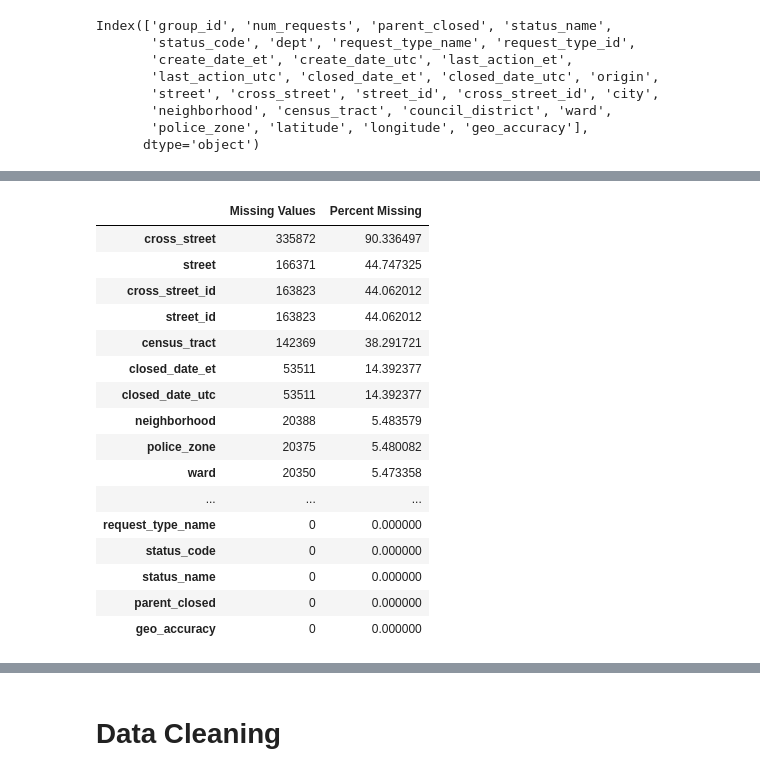
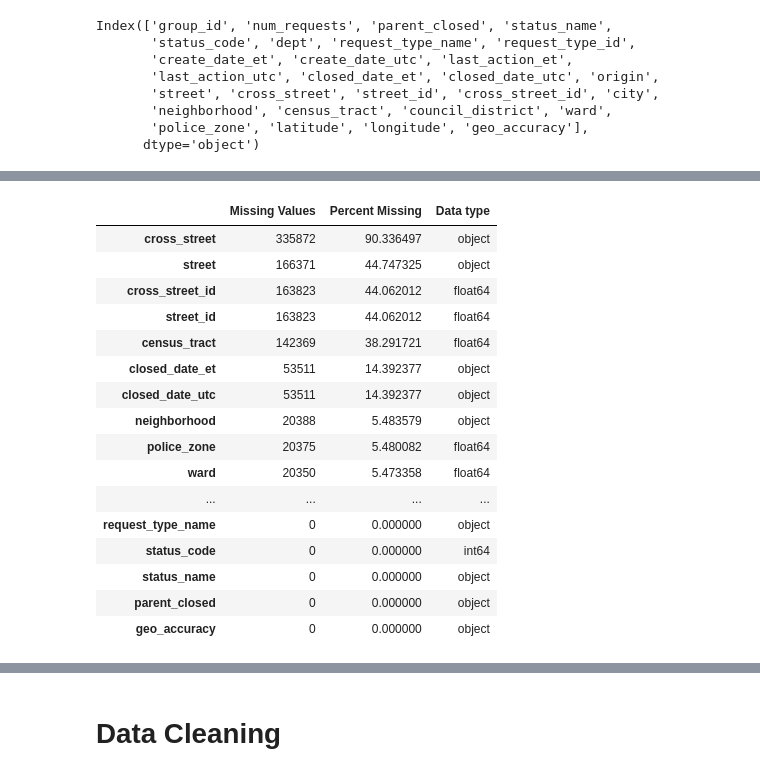
Before and after one commit to alankagiri/Machine_Learning_For_Public_Policy_Adding_Value_Project, a Jupyter notebook: 311_Data_EDA_and_Unsupervised_Learning.ipynb, the cells around one changed output, grey strips where cells are left out. Cells and saved outputs as stored; diff of their text form; code cells hidden in the pictures.

```diff
--- a/311_Data_EDA_and_Unsupervised_Learning.ipynb
+++ b/311_Data_EDA_and_Unsupervised_Learning.ipynb
@@ -63,26 +43,27 @@ Name: count, dtype: int64
 # %%
-# Calculate total and percent of missing values per column
+# Calculate total and percent of missing values per column, as well as data types
 missing_info = pd.DataFrame({
     'Missing Values': filtered_data.isna().sum(),
-    'Percent Missing': filtered_data.isnull().mean() * 100
+    'Percent Missing': filtered_data.isnull().mean() * 100,
+    'Data type':filtered_data.dtypes
 })
 missing_info = missing_info.sort_values(by='Percent Missing', ascending=False)
 missing_info
 # %% [output]
-|  | Missing Values | Percent Missing |
-| cross_street | 335872 | 90.336497 |
-| street | 166371 | 44.747325 |
-| cross_street_id | 163823 | 44.062012 |
-| street_id | 163823 | 44.062012 |
-| census_tract | 142369 | 38.291721 |
-| closed_date_et | 53511 | 14.392377 |
-| closed_date_utc | 53511 | 14.392377 |
-| neighborhood | 20388 | 5.483579 |
-| police_zone | 20375 | 5.480082 |
-| ward | 20350 | 5.473358 |
-| ... | ... | ... |
-| request_type_name | 0 | 0.000000 |
-| status_code | 0 | 0.000000 |
-| status_name | 0 | 0.000000 |
-| parent_closed | 0 | 0.000000 |
-| geo_accuracy | 0 | 0.000000 |
+|  | Missing Values | Percent Missing | Data type |
+| cross_street | 335872 | 90.336497 | object |
+| street | 166371 | 44.747325 | object |
+| cross_street_id | 163823 | 44.062012 | float64 |
+| street_id | 163823 | 44.062012 | float64 |
+| census_tract | 142369 | 38.291721 | float64 |
+| closed_date_et | 53511 | 14.392377 | object |
+| closed_date_utc | 53511 | 14.392377 | object |
+| neighborhood | 20388 | 5.483579 | object |
+| police_zone | 20375 | 5.480082 | float64 |
+| ward | 20350 | 5.473358 | float64 |
+| ... | ... | ... | ... |
+| request_type_name | 0 | 0.000000 | object |
+| status_code | 0 | 0.000000 | int64 |
+| status_name | 0 | 0.000000 | object |
+| parent_closed | 0 | 0.000000 | object |
+| geo_accuracy | 0 | 0.000000 | object |
```
Also changed, not shown: parts of 19 cells of this notebook.
